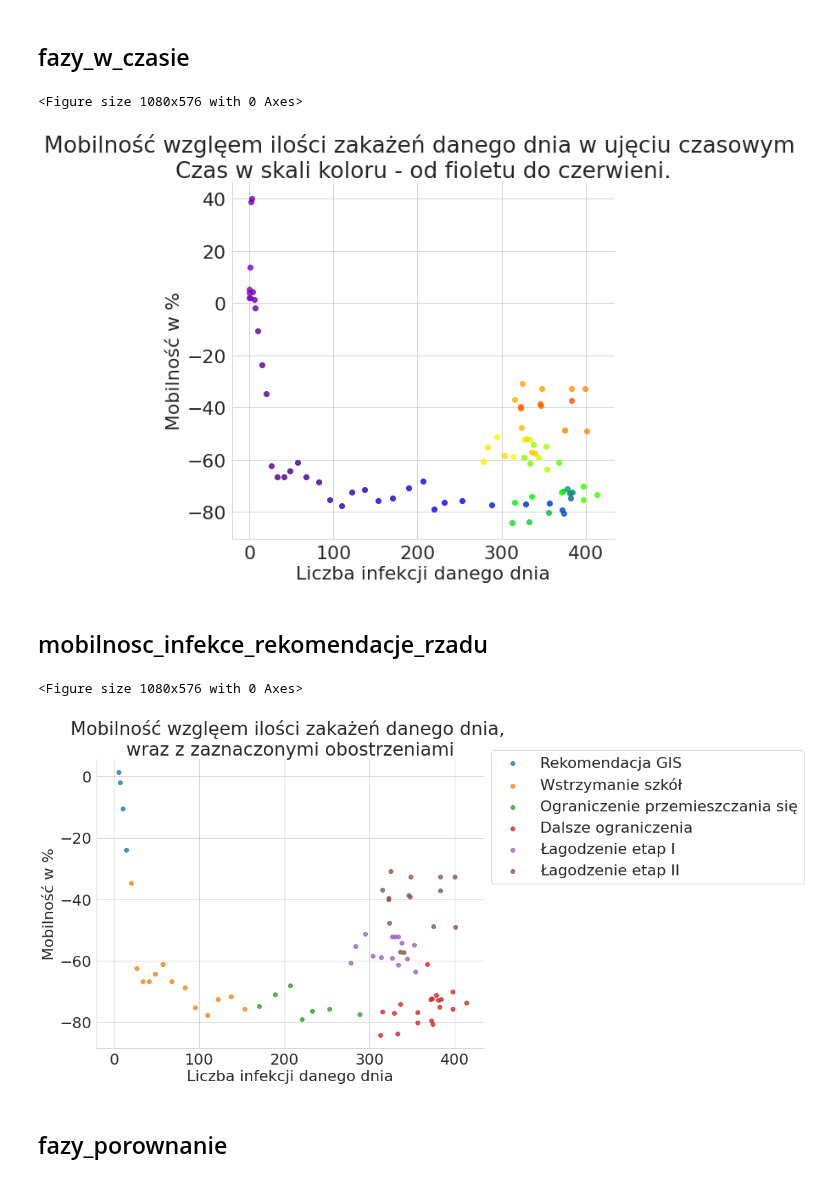
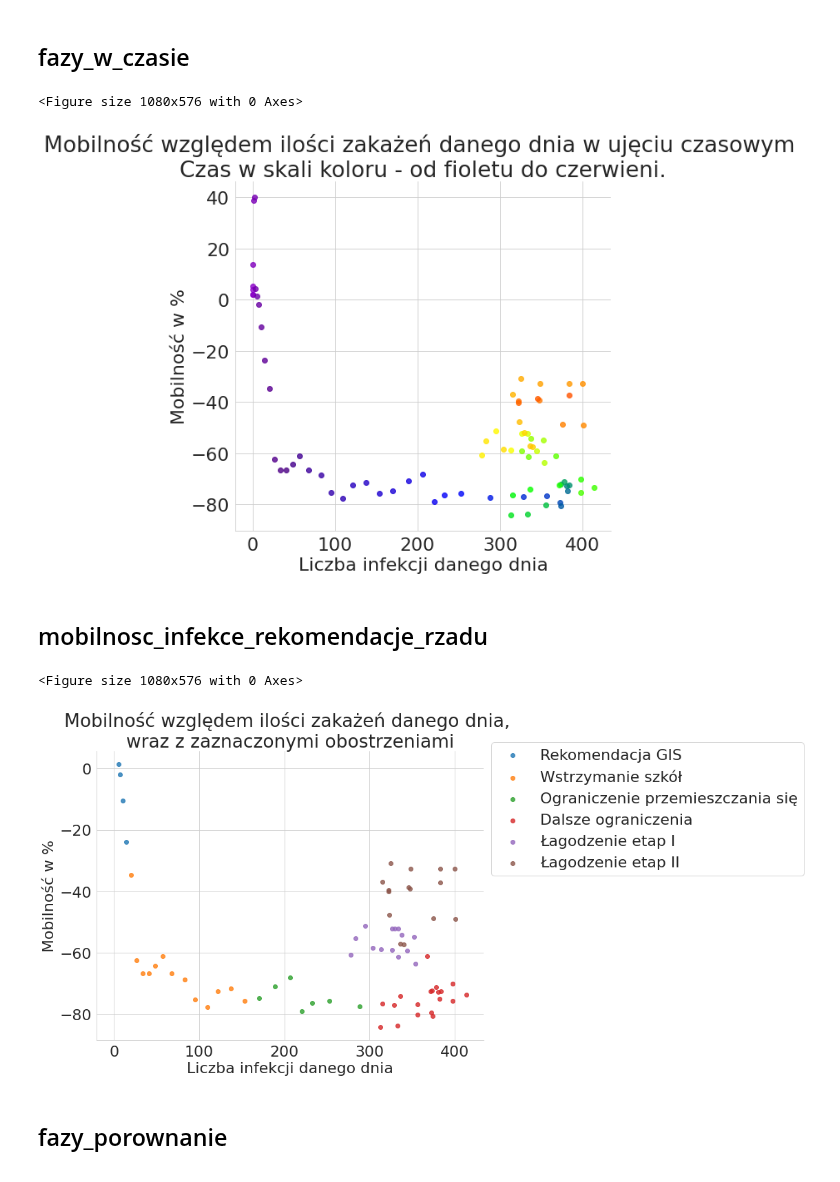
Before and after one commit to knmlprz/corona-analysis-1, a Jupyter notebook: notebooks/Presentation.ipynb, the cells around one changed output. Cells and saved outputs as stored; diff of their text form; code cells hidden in the pictures.

```diff
--- a/notebooks/Presentation.ipynb
+++ b/notebooks/Presentation.ipynb
@@ -118,16 +118,16 @@ plt.savefig("../img/dane_marzec_porownanie.png", dpi=200)
 # %%
 plt.figure(figsize=(15,8))
 sns.set_style("whitegrid")
 
 ax = sns.lmplot(x='confirmed_infections', y='pieszo', hue='date', data=df[df.index < "2020-05-20"], palette=sns.blend_palette(colors=("#9400D3", "#4B0082", "#0000FF", "#00FF00", "#FFFF00", "#FF7F00", "#FF0000"),n_colors=len(df['date'])), legend=False, height = 8)
 ax.set(ylabel='Mobilność w %', xlabel='Liczba infekcji danego dnia')
-plt.title("Mobilność wzglęem ilości zakażeń danego dnia w ujęciu czasowym \nCzas w skali koloru - od fioletu do czerwieni.")
+plt.title("Mobilność względem ilości zakażeń danego dnia w ujęciu czasowym \nCzas w skali koloru - od fioletu do czerwieni.")
 
 plt.tight_layout()
 plt.savefig("../img/fazy_w_czasie.png", dpi=200, bbox_inches='tight')
 # %% [output]
 <Figure size 1080x576 with 0 Axes>
-[figure, old version]
+[figure, new version]
 # %% [markdown]
 ## mobilnosc_infekce_rekomendacje_rzadu
 # %%
@@ -146,12 +146,12 @@ ax = sns.lmplot(x="confirmed_infections", y="pieszo", data=df[df.index < "2020-0
 ax.set(ylabel='Mobilność w %', xlabel='Liczba infekcji danego dnia')
 
 plt.legend(labels=['Rekomendacja GIS', 'Wstrzymanie szkół', 'Ograniczenie przemieszczania się','Dalsze ograniczenia','Łagodzenie etap I', 'Łagodzenie etap II'], loc='center left', bbox_to_anchor=(1, 0.8))
-plt.title("Mobilność wzglęem ilości zakażeń danego dnia, \nwraz z zaznaczonymi obostrzeniami")
+plt.title("Mobilność względem ilości zakażeń danego dnia, \nwraz z zaznaczonymi obostrzeniami")
 plt.tight_layout()
 plt.savefig("../img/mobilnosc_infekcje_rekomendacje_rzadu.png", dpi=200, bbox_inches='tight')
 # %% [output]
 <Figure size 1080x576 with 0 Axes>
-[figure, old version]
+[figure, new version]
 # %% [markdown]
 ## fazy_porownanie
 # %%
```
Also changed, not shown: parts of 3 cells of this notebook, 4 other files.
